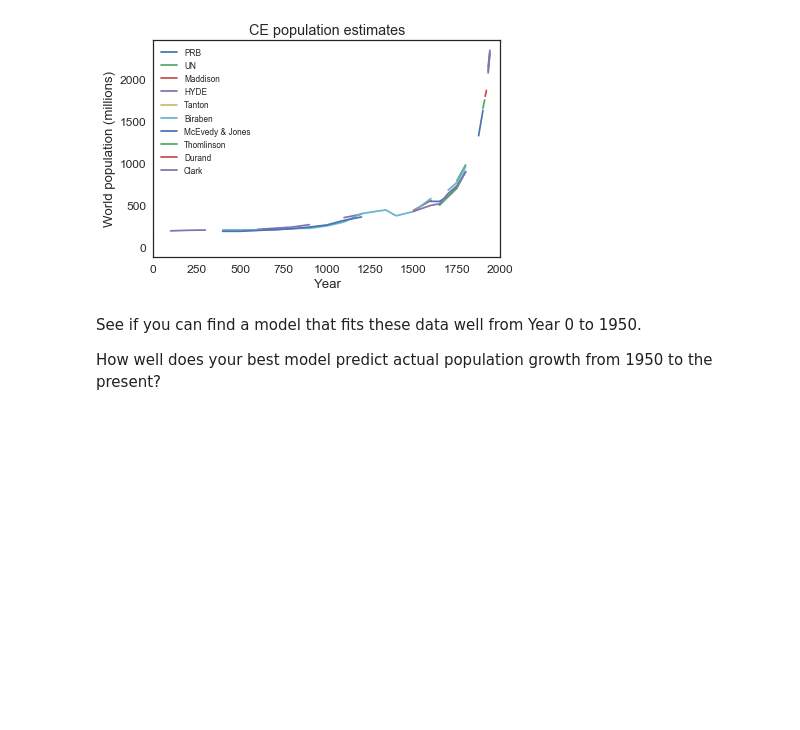
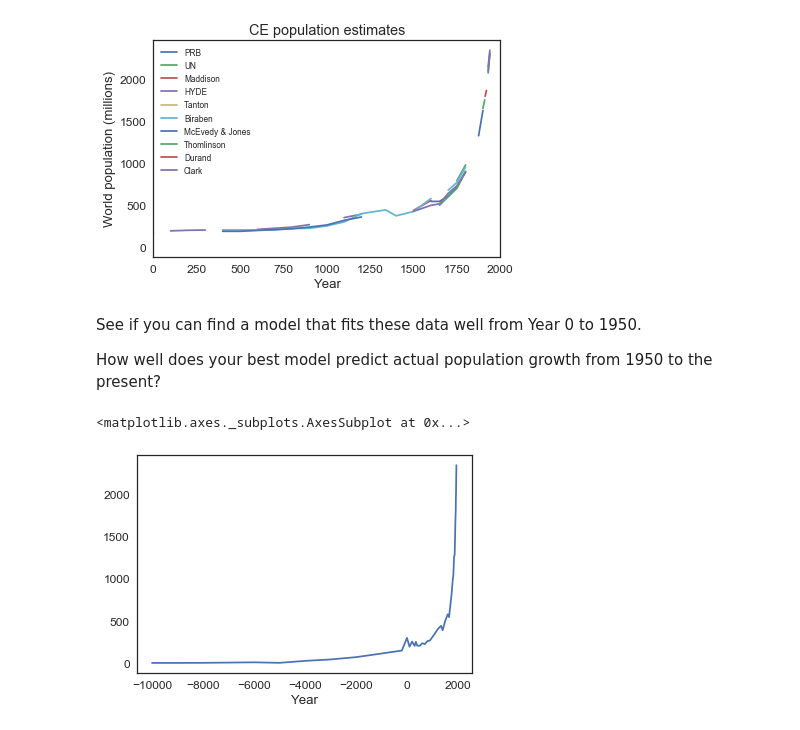
Before and after one commit to Shetura36/Data-604, a Jupyter notebook: ModSimPy-master/notebooks/chap10.ipynb, the cells around one changed output. Cells and saved outputs as stored; diff of their text form; code cells hidden in the pictures; blank space fills up the shorter version.

```diff
--- a/ModSimPy-master/notebooks/chap10.ipynb
+++ b/ModSimPy-master/notebooks/chap10.ipynb
@@ -236,0 +234,6 @@ How well does your best model predict actual population growth from 1950 to the
+# %%
+approx = table1.max(axis=1)
+approx.plot()
+# %% [output]
+<matplotlib.axes._subplots.AxesSubplot at 0x...>
+[figure, added]
```
Also changed, not shown: parts of 27 cells of this notebook.
